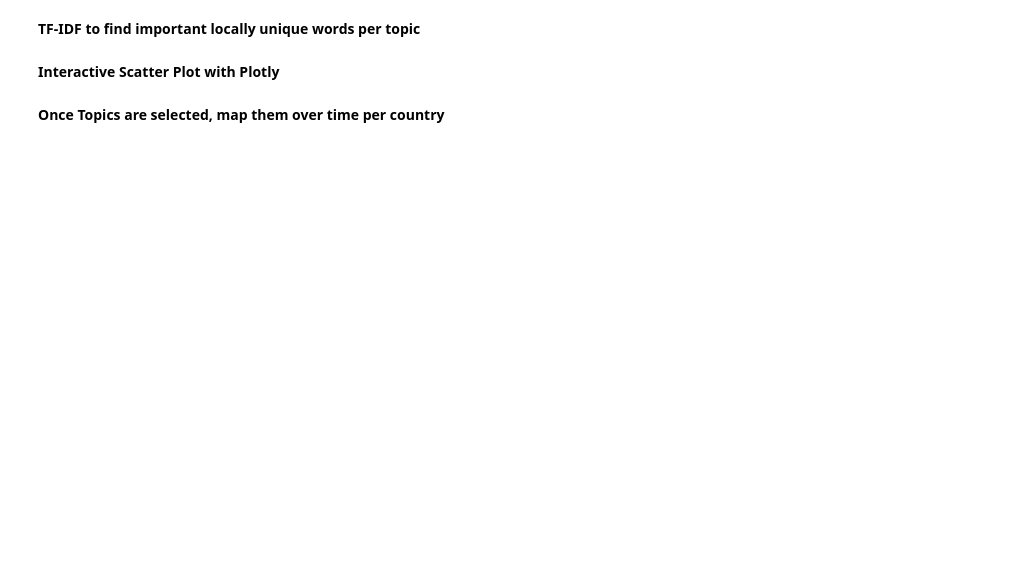
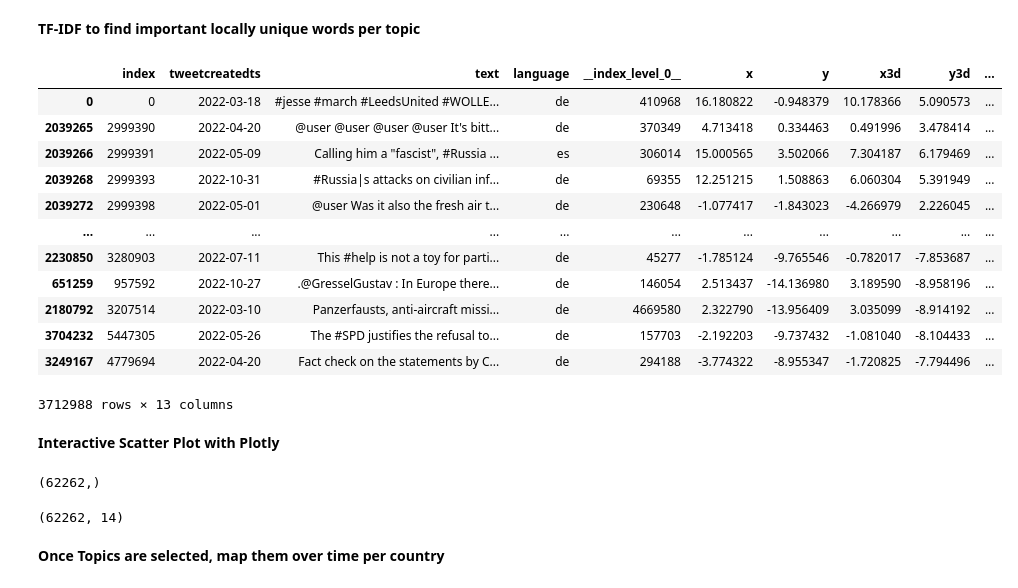
Before and after one commit to elyxlz/Ukraine-Twitter-Analysis, a Jupyter notebook: analysis.ipynb, the cells around one changed output. Cells and saved outputs as stored; diff of their text form; code cells hidden in the pictures; blank space fills up the shorter version.

```diff
--- a/analysis.ipynb
+++ b/analysis.ipynb
@@ -364,32 +530,47 @@ df_cluster_topics
 # %%
 from sklearn.feature_extraction.text import TfidfVectorizer
 from wordcloud import STOPWORDS
 
+df_cluster_topics = pd.read_pickle('./Pickles/df_cluster_topics.pkl')
 df_per_topic = df_cluster_topics.groupby(['topic'], as_index = False).agg(({'text': ' '.join})) #create a dataframe organized by topic with all tweets in a topic concatenated
 stopwords_set = set(STOPWORDS)
 stopwords_set.update(["user", "http", "located", "dtype", "actually", "quot", 'text', '39', 'according', 'got']) # adding extra stop words
 stopwords_set=list(stopwords_set)
 tfidf = TfidfVectorizer(stop_words=stopwords_set)
 X = tfidf.fit_transform(df_per_topic['text']) # fits  tfidf on entire corpus of tweets
 feature_names = tfidf.get_feature_names_out()
 
 def get_top_tf_idf_words(response, top_n=2): # function that returns top words given tweets in a specific topic
     sorted_nzs = np.argsort(response.data)[:-(top_n+1):-1]
     return feature_names[response.indices[sorted_nzs]]
 
 arr_tf_idf = []
 for i in np.arange(len(df_per_topic)):
     responses = tfidf.transform([df_per_topic['text'][i]])
     arr_tf_idf.append(list(get_top_tf_idf_words(responses,15))) # adds tf_idfs to per topic dataframe
 
 topic_tf_idf = dict(zip(np.arange(-1, len(df_per_topic)), arr_tf_idf))
 df_cluster_topics.sort_values(by='topic', inplace=True)
 topic_order = np.array(df_cluster_topics['topic'])
 df_cluster_topics['tf_idf'] = [topic_tf_idf[i] for i in topic_order]
-legend = dict(zip(np.arange(-1,len(df_per_topic)), [str(list(topic_tf_idf.keys())[i+1])+'_'+'_'.join(topic_tf_idf[i][0:5]) for i in np.arange(-1, len(topic_tf_idf) - 1)]))
+legend = dict(zip(np.arange(-1,len(df_per_topic)), [str(list(topic_tf_idf.keys())[i+1])+'_'+'_'.join(topic_tf_idf[i][0:5])[0:65] for i in np.arange(-1, len(topic_tf_idf) - 1)]))
 df_cluster_topics['legend'] = [legend[i] for i in topic_order]
 
 df_cluster_topics.to_pickle('./Pickles/df_cluster_topics.pkl')
 df_cluster_topics
+# %% [output]
+|  | index | tweetcreatedts | text | language | __index_level_0__ | x | y | x3d | y3d | ... |
+| 0 | 0 | 2022-03-18 | #jesse #march #LeedsUnited #WOLLE... | de | 410968 | 16.180822 | -0.948379 | 10.178366 | 5.090573 | ... |
+| 2039265 | 2999390 | 2022-04-20 | @user @user @user @user It's bitt... | de | 370349 | 4.713418 | 0.334463 | 0.491996 | 3.478414 | ... |
+| 2039266 | 2999391 | 2022-05-09 | Calling him a "fascist", #Russia ... | es | 306014 | 15.000565 | 3.502066 | 7.304187 | 6.179469 | ... |
+| 2039268 | 2999393 | 2022-10-31 | #Russia|s attacks on civilian inf... | de | 69355 | 12.251215 | 1.508863 | 6.060304 | 5.391949 | ... |
+| 2039272 | 2999398 | 2022-05-01 | @user Was it also the fresh air t... | de | 230648 | -1.077417 | -1.843023 | -4.266979 | 2.226045 | ... |
+| ... | ... | ... | ... | ... | ... | ... | ... | ... | ... | ... |
+| 2230850 | 3280903 | 2022-07-11 | This #help is not a toy for parti... | de | 45277 | -1.785124 | -9.765546 | -0.782017 | -7.853687 | ... |
+| 651259 | 957592 | 2022-10-27 | .@GresselGustav : In Europe there... | de | 146054 | 2.513437 | -14.136980 | 3.189590 | -8.958196 | ... |
+| 2180792 | 3207514 | 2022-03-10 | Panzerfausts, anti-aircraft missi... | de | 4669580 | 2.322790 | -13.956409 | 3.035099 | -8.914192 | ... |
+| 3704232 | 5447305 | 2022-05-26 | The #SPD justifies the refusal to... | de | 157703 | -2.192203 | -9.737432 | -1.081040 | -8.104433 | ... |
+| 3249167 | 4779694 | 2022-04-20 | Fact check on the statements by C... | de | 294188 | -3.774322 | -8.955347 | -1.720825 | -7.794496 | ... |
+3712988 rows × 13 columns
 # %% [markdown]
 **Interactive Scatter Plot with Plotly**
@@ -398,8 +577,17 @@ df_cluster_topics = pd.read_pickle('./Pickles/df_cluster_topics.pkl')
 # %%
-#clusters_only = np.where(df_cluster_topics.topic != -1)
-#rand_idxs = np.random.choice(len(df_cluster_topics.iloc[clusters_only]), 20000, replace=False) # randomly pick 80000 points for file size purposes
-df_cluster_plotting = df_cluster_topics#.iloc[clusters_only].reset_index()#.iloc[rand_idxs]
+index = np.load('./Pickles/index.npy', allow_pickle=True)
+df_cluster_topics = pd.read_pickle('./Pickles/df_cluster_topics.pkl')
+df_cluster_topics = df_cluster_topics.iloc[index]
+clusters_only = np.where(df_cluster_topics.topic != -1)[0]
+print(clusters_only.shape)
+#rand_idxs = np.random.choice(len(df_cluster_topics.iloc[clusters_only]), 80000, replace=False) # randomly pick 80000 points for file size purposes
+
+df_cluster_plotting = df_cluster_topics.iloc[clusters_only].reset_index()#.iloc[rand_idxs]
 df_cluster_plotting.to_pickle('./Pickles/df_cluster_plotting.pkl')
+df_cluster_plotting.shape
+# %% [output]
+(62262,)
+(62262, 14)
 # %%
 df_cluster_plotting = pd.read_pickle('./Pickles/df_cluster_plotting.pkl')
 # %%
```
Also changed, not shown: parts of 24 cells of this notebook, 3 other files.
